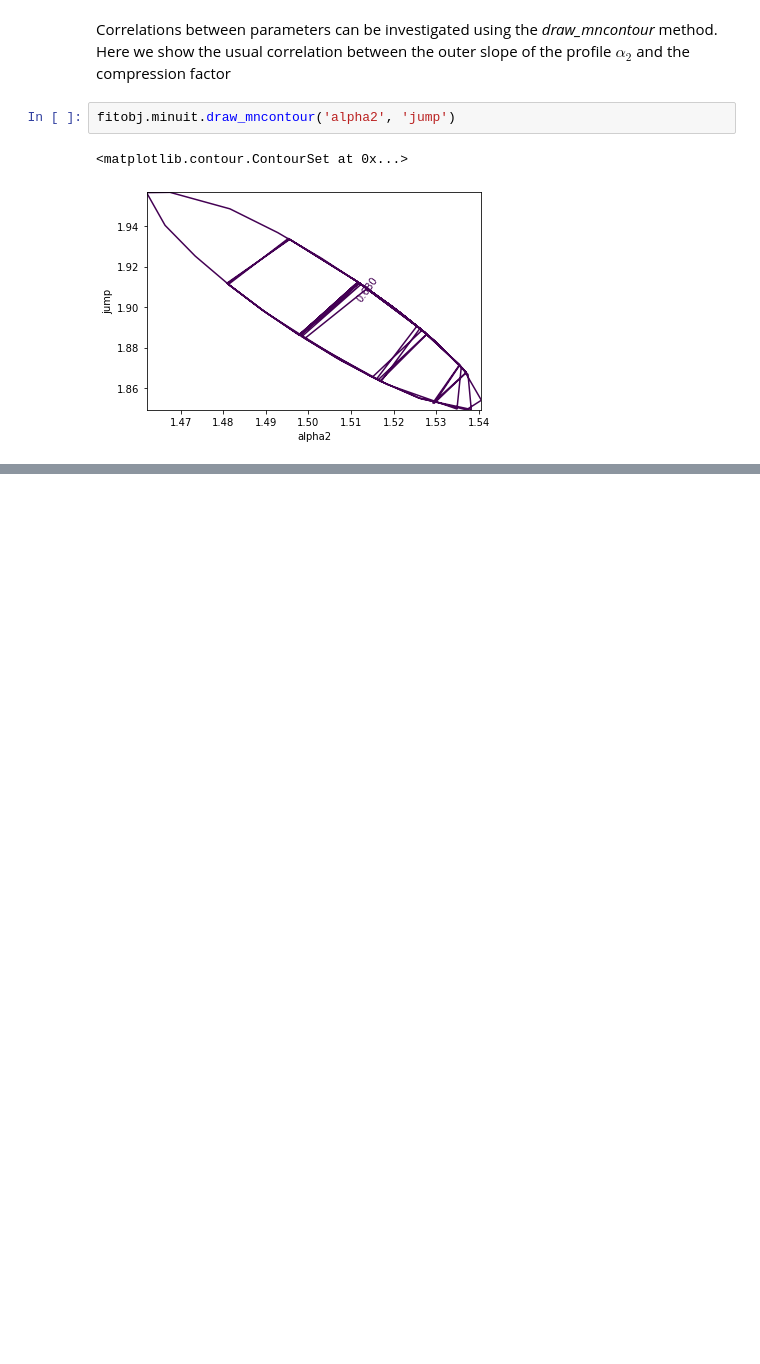
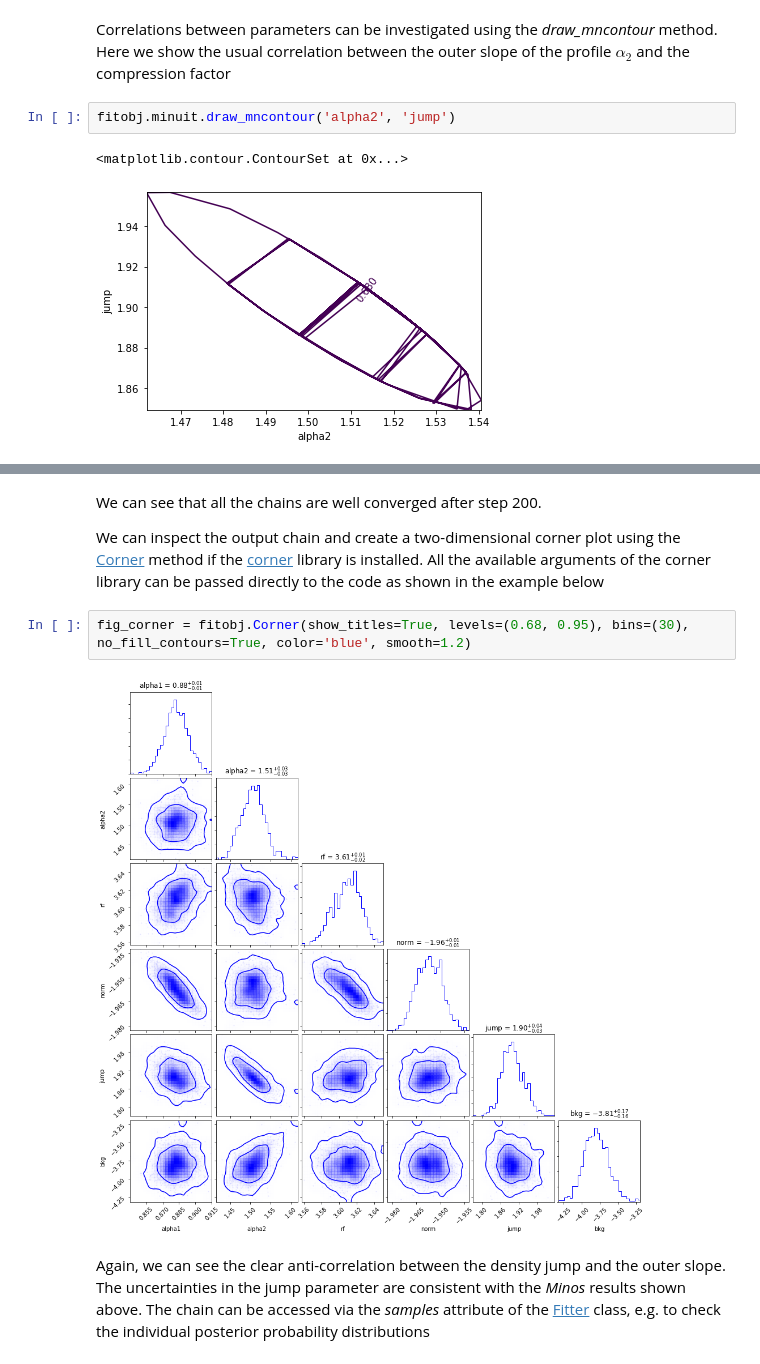
Before and after one commit to domeckert/pyproffit, a Jupyter notebook: docs/source/Discontinuities.ipynb, the cells around one changed output, grey strips where cells are left out. Cells and saved outputs as stored; diff of their text form; blank space fills up the shorter version.

```diff
--- a/docs/source/Discontinuities.ipynb
+++ b/docs/source/Discontinuities.ipynb
@@ -292,0 +303,10 @@ fitobj.minuit.draw_mncontour('alpha2', 'jump')
+# %% [markdown]
+We can see that all the chains are well converged after step 200.
+
+We can inspect the output chain and create a two-dimensional corner plot using the [Corner](https://pyproffit.readthedocs.io/en/latest/pyproffit.html#pyproffit.fitting.Fitter.Emcee) method if the [corner](https://corner.readthedocs.io/en/latest/) library is installed. All the available arguments of the corner library can be passed directly to the code as shown in the example below
+# %%
+fig_corner = fitobj.Corner(show_titles=True, levels=(0.68, 0.95), bins=(30), no_fill_contours=True, color='blue', smooth=1.2)
+# %% [output]
+[figure, added]
+# %% [markdown]
+Again, we can see the clear anti-correlation between the density jump and the outer slope. The uncertainties in the jump parameter are consistent with the _Minos_ results shown above. The chain can be accessed via the _samples_ attribute of the [Fitter](https://pyproffit.readthedocs.io/en/latest/pyproffit.html#pyproffit.fitting.Fitter) class, e.g. to check the individual posterior probability distributions
```
Also changed, not shown: parts of 9 cells of this notebook.
